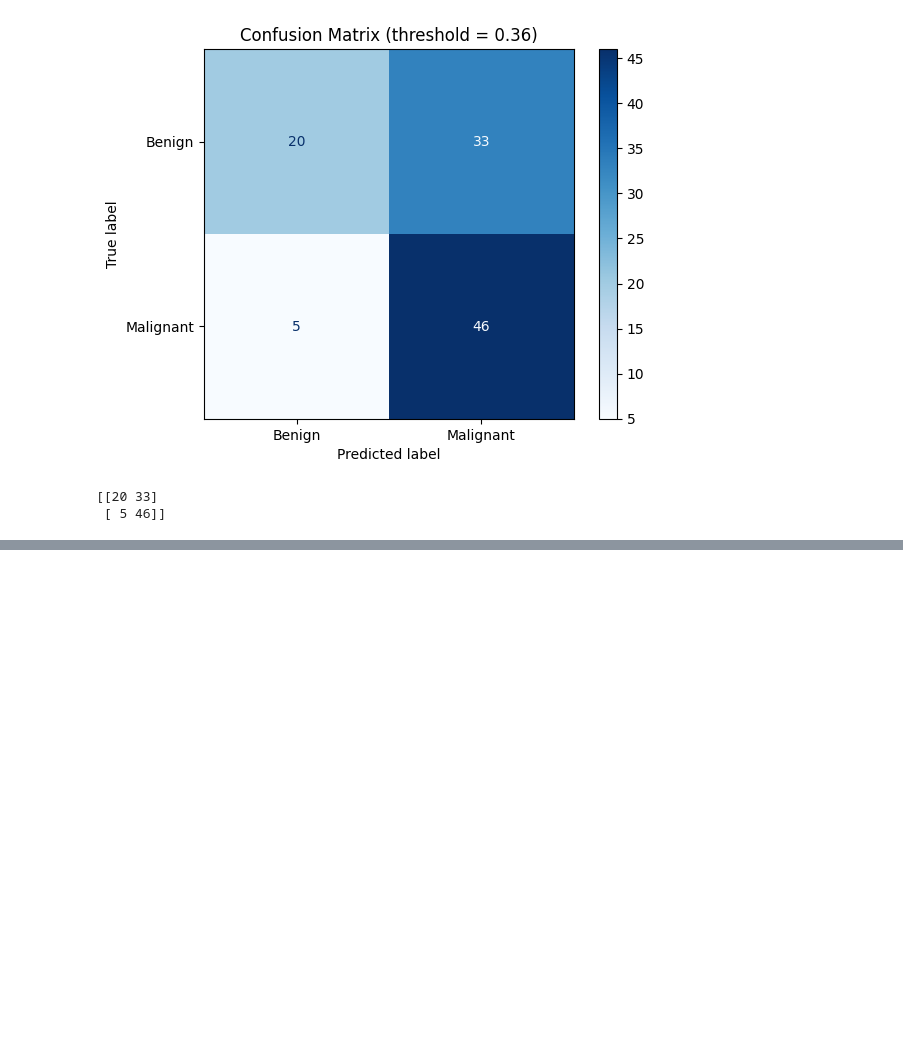
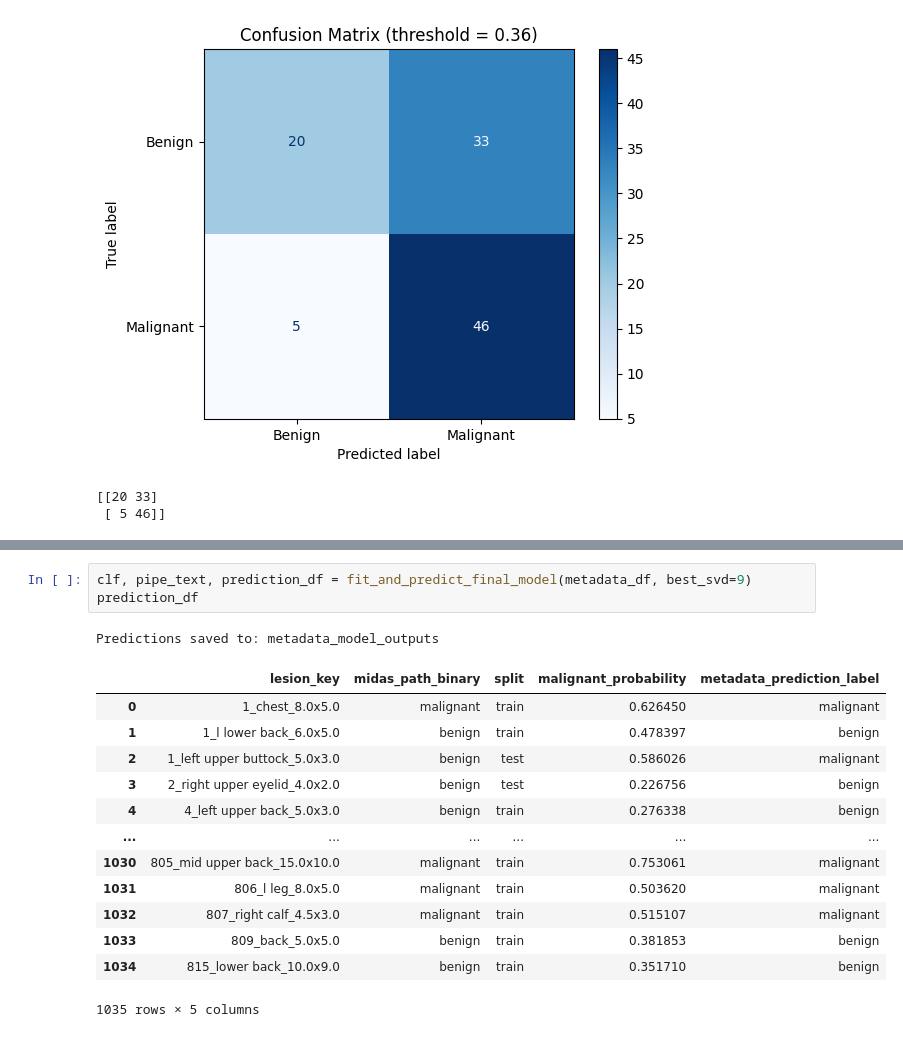
Before and after one commit to umich-mads-capstone/mra_midas_skin_cancer_ml, a Jupyter notebook: notebooks/03_train_metadata_models.ipynb, the cells around one changed output, grey strips where cells are left out. Cells and saved outputs as stored; diff of their text form; blank space fills up the shorter version.

Commit message:
Added metadata prediction outputs

```diff
--- a/notebooks/03_train_metadata_models.ipynb
+++ b/notebooks/03_train_metadata_models.ipynb
@@ -1148,3 +1221,21 @@ print(cm)
+# %%
+clf, pipe_text, prediction_df = fit_and_predict_final_model(metadata_df, best_svd=9)
+prediction_df
+# %% [output]
+Predictions saved to: metadata_model_outputs
+|  | lesion_key | midas_path_binary | split | malignant_probability | metadata_prediction_label |
+| 0 | 1_chest_8.0x5.0 | malignant | train | 0.626450 | malignant |
+| 1 | 1_l lower back_6.0x5.0 | benign | train | 0.478397 | benign |
+| 2 | 1_left upper buttock_5.0x3.0 | benign | test | 0.586026 | malignant |
+| 3 | 2_right upper eyelid_4.0x2.0 | benign | test | 0.226756 | benign |
+| 4 | 4_left upper back_5.0x3.0 | benign | train | 0.276338 | benign |
+| ... | ... | ... | ... | ... | ... |
+| 1030 | 805_mid upper back_15.0x10.0 | malignant | train | 0.753061 | malignant |
+| 1031 | 806_l leg_8.0x5.0 | malignant | train | 0.503620 | malignant |
+| 1032 | 807_right calf_4.5x3.0 | malignant | train | 0.515107 | malignant |
+| 1033 | 809_back_5.0x5.0 | benign | train | 0.381853 | benign |
+| 1034 | 815_lower back_10.0x9.0 | benign | train | 0.351710 | benign |
+1035 rows × 5 columns
 # %% [markdown]
 <a style='text-decoration:none;line-height:16px;display:flex;color:#5B5B62;padding:10px;justify-content:end;' href='https://deepnote.com?utm_source=created-in-deepnote-cell&projectId=82a37552-7c08-4009-87b3-14968bdb21f2' target="_blank">
 <img alt='Created in deepnote.com' style='display:inline;max-height:16px;margin:0px;margin-right:7.5px;' src='embedded-picture-1' />
```
Also changed, not shown: parts of 8 cells of this notebook, 3 other files.
